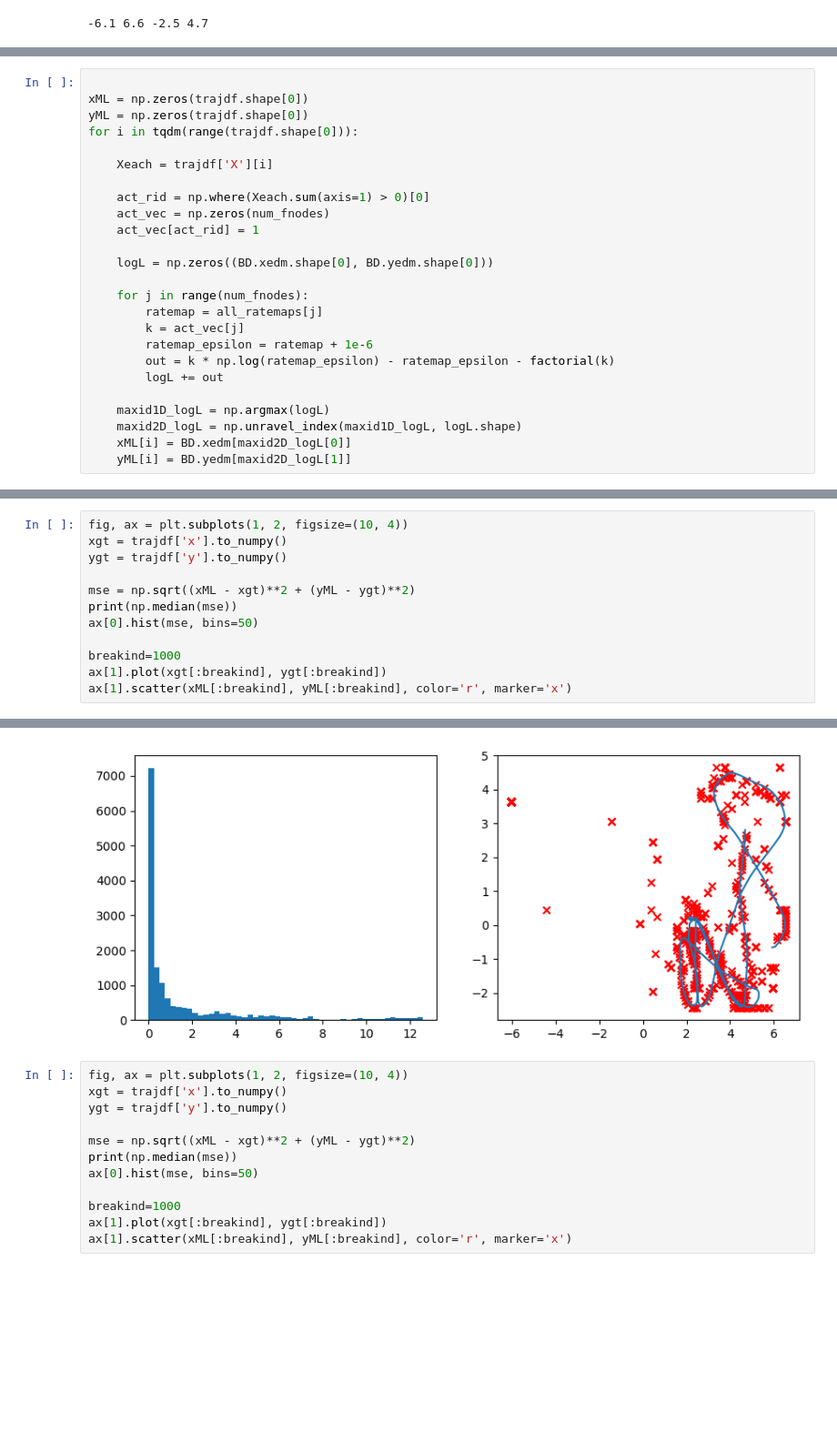
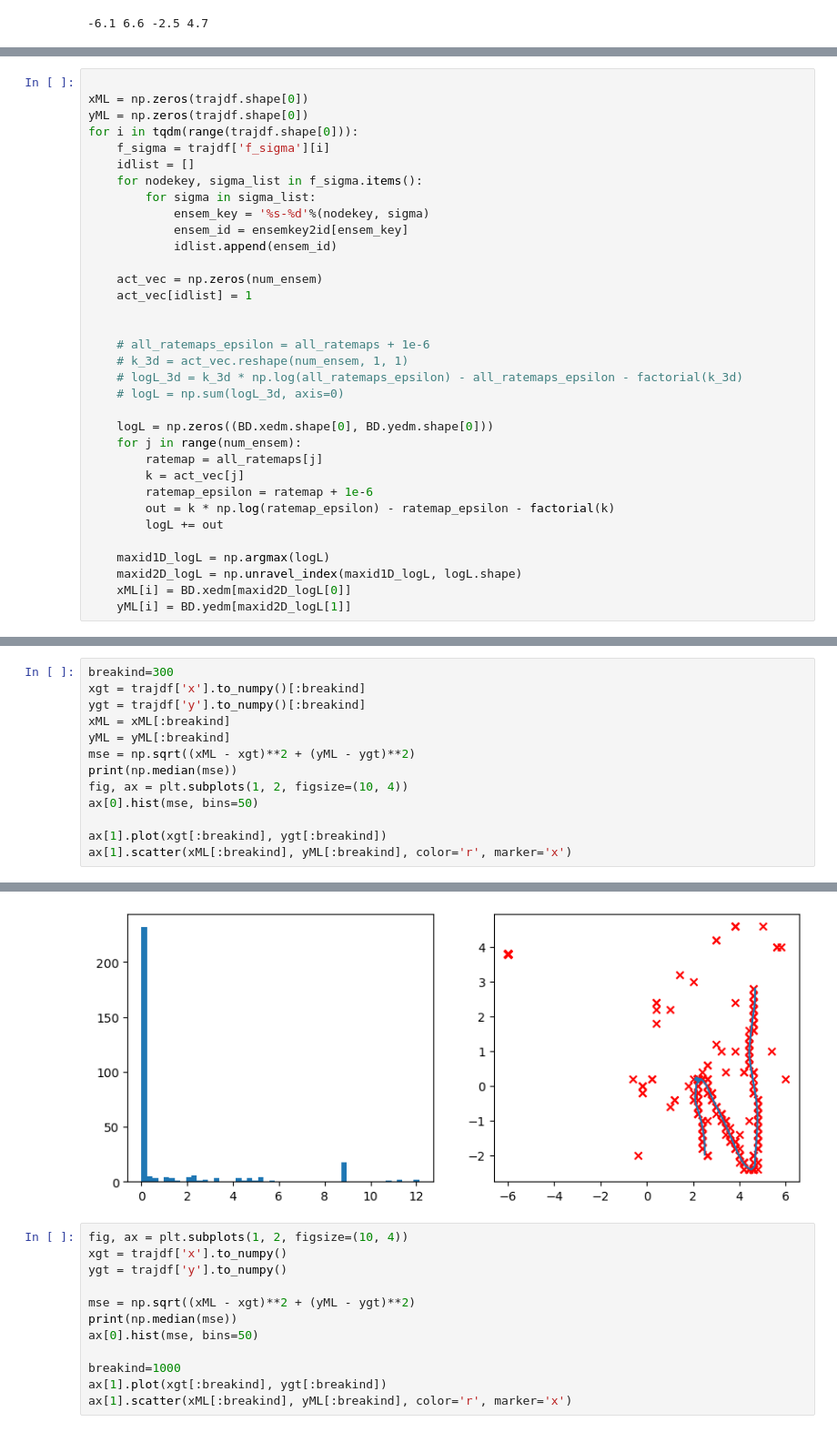
Before and after one commit to yyhhoi/HippoSLAM, a Jupyter notebook: controllers/hipposlam/bayesian_decoder.ipynb, the cells around one changed output, grey strips where cells are left out. Shown at 91% size. Cells and saved outputs as stored; diff of their text form; blank space fills up the shorter version.

```diff
--- a/controllers/hipposlam/bayesian_decoder.ipynb
+++ b/controllers/hipposlam/bayesian_decoder.ipynb
@@ -186,16 +184,25 @@ def PBern(p, k):
 xML = np.zeros(trajdf.shape[0])
 yML = np.zeros(trajdf.shape[0])
 for i in tqdm(range(trajdf.shape[0])):
+    f_sigma = trajdf['f_sigma'][i]
+    idlist = []
+    for nodekey, sigma_list in f_sigma.items():
+        for sigma in sigma_list:
+            ensem_key = '%s-%d'%(nodekey, sigma)
+            ensem_id = ensemkey2id[ensem_key]
+            idlist.append(ensem_id)
 
-    Xeach = trajdf['X'][i]
+    act_vec = np.zeros(num_ensem)
+    act_vec[idlist] = 1
 
-    act_rid = np.where(Xeach.sum(axis=1) > 0)[0]
-    act_vec = np.zeros(num_fnodes)
-    act_vec[act_rid] = 1
+
+    # all_ratemaps_epsilon = all_ratemaps + 1e-6
+    # k_3d = act_vec.reshape(num_ensem, 1, 1)
+    # logL_3d = k_3d * np.log(all_ratemaps_epsilon) - all_ratemaps_epsilon - factorial(k_3d)
+    # logL = np.sum(logL_3d, axis=0)
 
     logL = np.zeros((BD.xedm.shape[0], BD.yedm.shape[0]))
-
-    for j in range(num_fnodes):
+    for j in range(num_ensem):
         ratemap = all_ratemaps[j]
         k = act_vec[j]
         ratemap_epsilon = ratemap + 1e-6
@@ -209,13 +218,14 @@ for i in tqdm(range(trajdf.shape[0])):
 # %%
-fig, ax = plt.subplots(1, 2, figsize=(10, 4))
-xgt = trajdf['x'].to_numpy()
-ygt = trajdf['y'].to_numpy()
-
+breakind=300
+xgt = trajdf['x'].to_numpy()[:breakind]
+ygt = trajdf['y'].to_numpy()[:breakind]
+xML = xML[:breakind]
+yML = yML[:breakind]
 mse = np.sqrt((xML - xgt)**2 + (yML - ygt)**2)
 print(np.median(mse))
+fig, ax = plt.subplots(1, 2, figsize=(10, 4))
 ax[0].hist(mse, bins=50)
 
-breakind=1000
 ax[1].plot(xgt[:breakind], ygt[:breakind])
 ax[1].scatter(xML[:breakind], yML[:breakind], color='r', marker='x')
 # %% [output]
@@ -223,5 +233,5 @@ ax[1].scatter(xML[:breakind], yML[:breakind], color='r', marker='x')
 <matplotlib.collections.PathCollection at 0x...>
-[figure, old version]
+[figure, new version]
 # %%
 fig, ax = plt.subplots(1, 2, figsize=(10, 4))
 xgt = trajdf['x'].to_numpy()
```
Also changed, not shown: parts of 5 cells of this notebook.
